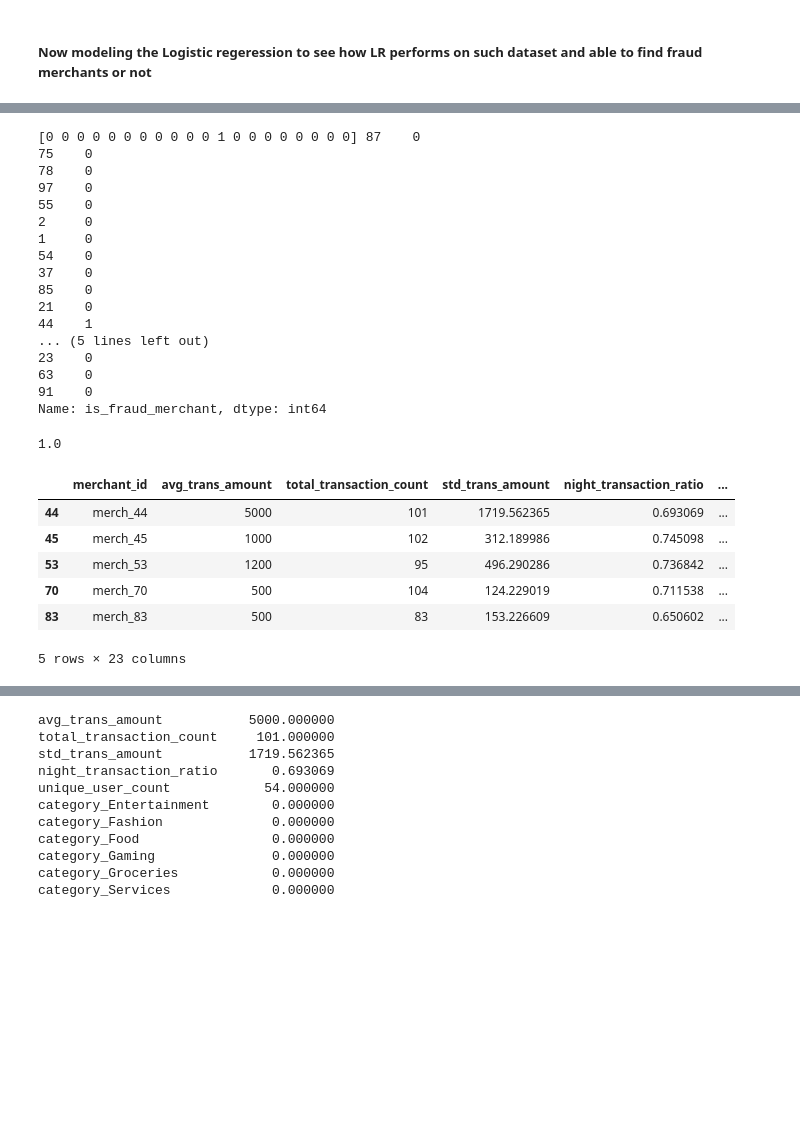
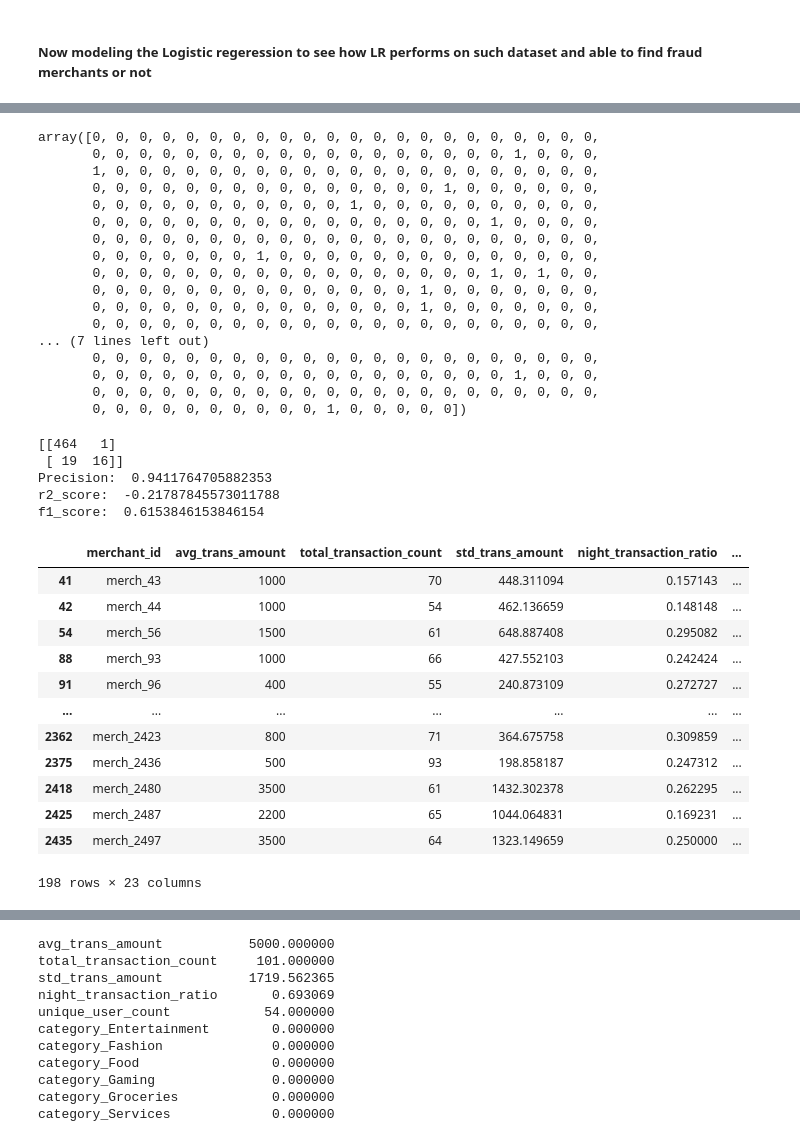
Before and after one commit to 1akashraj1/fintech-merchant-risk-gnn, a Jupyter notebook: notebooks/01_eda.ipynb, the cells around one changed output, grey strips where cells are left out. Drawn from its saved outputs; the diff is of its cells as text; code cells hidden in the pictures; blank space fills up the shorter version.

```diff
--- a/notebooks/01_eda.ipynb
+++ b/notebooks/01_eda.ipynb
@@ -195,7 +238,8 @@ merchant_features_df
 #converting Timestamp datatype from object to datetime
 
 temp_df = trans_df.copy()
-temp_df['timestamp'] = pd.to_datetime(temp_df['timestamp'],errors='coerce')
+temp_df['timestamp'] = pd.to_datetime(temp_df['timestamp'],errors='raise',format='mixed')
+
 temp_df['timestamp'].isnull().sum()
 # %% [output]
 np.int64(0)
@@ -266,5 +310,6 @@ merchant_features_df
 
 unique_user_df = temp_df.groupby('merchant_id')['user_id'].nunique().reset_index(name='unique_user_count')
 merchant_features_df = merchant_features_df.merge(unique_user_df,how='left',on='merchant_id')
+merchant_features_df['unique_user_count'] = (merchant_features_df['unique_user_count'].fillna(0))
 merchant_features_df
 # %% [output]
@@ -284,8 +329,6 @@ merchant_features_df
 # %%
-# droping night transaction count and moving is_fraud_merchant column(target column) at end
+# droping night transaction count because it is not required in the model as we are using the night_transaction_ratio
 
 merchant_features_df.drop('night_transaction_count',axis=1,inplace=True,errors='ignore')
-target_column = merchant_features_df.pop('is_fraud_merchant')
-merchant_features_df = pd.concat([merchant_features_df,target_column],axis = 1)
 merchant_features_df
 # %% [output]
@@ -338,5 +381,5 @@ merchant_features_df
 # %%
-target_column = merchant_features_df.pop('is_fraud_merchant')
+target_column = merchant_features_df.pop('is_fraud')
 merchant_features_df = pd.concat([merchant_features_df,target_column],axis = 1)
 merchant_features_df
 # %% [output]
@@ -407,25 +501,25 @@ LogisticRegression()
 # %%
 predicted_value = lr.predict(X_test)
 # %%
-print(predicted_value, y_test)
+predicted_value
 # %% [output]
-[0 0 0 0 0 0 0 0 0 0 0 1 0 0 0 0 0 0 0 0] 87    0
-75    0
-78    0
-97    0
-55    0
-2     0
-1     0
-54    0
-37    0
-85    0
-21    0
-44    1
-... (5 lines left out)
-23    0
-63    0
-91    0
-Name: is_fraud_merchant, dtype: int64
+array([0, 0, 0, 0, 0, 0, 0, 0, 0, 0, 0, 0, 0, 0, 0, 0, 0, 0, 0, 0, 0, 0,
+       0, 0, 0, 0, 0, 0, 0, 0, 0, 0, 0, 0, 0, 0, 0, 0, 0, 0, 1, 0, 0, 0,
+       1, 0, 0, 0, 0, 0, 0, 0, 0, 0, 0, 0, 0, 0, 0, 0, 0, 0, 0, 0, 0, 0,
+       0, 0, 0, 0, 0, 0, 0, 0, 0, 0, 0, 0, 0, 0, 0, 1, 0, 0, 0, 0, 0, 0,
+       0, 0, 0, 0, 0, 0, 0, 0, 0, 0, 0, 1, 0, 0, 0, 0, 0, 0, 0, 0, 0, 0,
+       0, 0, 0, 0, 0, 0, 0, 0, 0, 0, 0, 0, 0, 0, 0, 0, 0, 1, 0, 0, 0, 0,
+       0, 0, 0, 0, 0, 0, 0, 0, 0, 0, 0, 0, 0, 0, 0, 0, 0, 0, 0, 0, 0, 0,
+       0, 0, 0, 0, 0, 0, 0, 1, 0, 0, 0, 0, 0, 0, 0, 0, 0, 0, 0, 0, 0, 0,
+       0, 0, 0, 0, 0, 0, 0, 0, 0, 0, 0, 0, 0, 0, 0, 0, 0, 1, 0, 1, 0, 0,
+       0, 0, 0, 0, 0, 0, 0, 0, 0, 0, 0, 0, 0, 0, 1, 0, 0, 0, 0, 0, 0, 0,
+       0, 0, 0, 0, 0, 0, 0, 0, 0, 0, 0, 0, 0, 0, 1, 0, 0, 0, 0, 0, 0, 0,
+       0, 0, 0, 0, 0, 0, 0, 0, 0, 0, 0, 0, 0, 0, 0, 0, 0, 0, 0, 0, 0, 0,
+... (7 lines left out)
+       0, 0, 0, 0, 0, 0, 0, 0, 0, 0, 0, 0, 0, 0, 0, 0, 0, 0, 0, 0, 0, 0,
+       0, 0, 0, 0, 0, 0, 0, 0, 0, 0, 0, 0, 0, 0, 0, 0, 0, 0, 1, 0, 0, 0,
+       0, 0, 0, 0, 0, 0, 0, 0, 0, 0, 0, 0, 0, 0, 0, 0, 0, 0, 0, 0, 0, 0,
+       0, 0, 0, 0, 0, 0, 0, 0, 0, 0, 1, 0, 0, 0, 0, 0])
 # %%
 # Metrics
 
@@ -435,16 +529,29 @@ C_matrix = confusion_matrix(y_test,predicted_value)
 recall = recall_score(y_test,predicted_value)
 precision = precision_score(y_test,predicted_value)
 # %%
-precision
+print(C_matrix)
+print('Precision: ',precision)
+print('r2_score: ',R2_score)
+print('f1_score: ',F1_score)
 # %% [output]
-1.0
+[[464   1]
+ [ 19  16]]
+Precision:  0.9411764705882353
+r2_score:  -0.21787845573011788
+f1_score:  0.6153846153846154
 # %%
-merchant_features_df[merchant_features_df['is_fraud_merchant'] == 1]
+merchant_features_df[merchant_features_df['is_fraud'] == 1]
 # %% [output]
 |  | merchant_id | avg_trans_amount | total_transaction_count | std_trans_amount | night_transaction_ratio | ... |
-| 44 | merch_44 | 5000 | 101 | 1719.562365 | 0.693069 | ... |
-| 45 | merch_45 | 1000 | 102 | 312.189986 | 0.745098 | ... |
-| 53 | merch_53 | 1200 | 95 | 496.290286 | 0.736842 | ... |
-| 70 | merch_70 | 500 | 104 | 124.229019 | 0.711538 | ... |
-| 83 | merch_83 | 500 | 83 | 153.226609 | 0.650602 | ... |
+| 41 | merch_43 | 1000 | 70 | 448.311094 | 0.157143 | ... |
+| 42 | merch_44 | 1000 | 54 | 462.136659 | 0.148148 | ... |
+| 54 | merch_56 | 1500 | 61 | 648.887408 | 0.295082 | ... |
+| 88 | merch_93 | 1000 | 66 | 427.552103 | 0.242424 | ... |
+| 91 | merch_96 | 400 | 55 | 240.873109 | 0.272727 | ... |
+| ... | ... | ... | ... | ... | ... | ... |
+| 2362 | merch_2423 | 800 | 71 | 364.675758 | 0.309859 | ... |
+| 2375 | merch_2436 | 500 | 93 | 198.858187 | 0.247312 | ... |
+| 2418 | merch_2480 | 3500 | 61 | 1432.302378 | 0.262295 | ... |
+| 2425 | merch_2487 | 2200 | 65 | 1044.064831 | 0.169231 | ... |
+| 2435 | merch_2497 | 3500 | 64 | 1323.149659 | 0.250000 | ... |
-5 rows × 23 columns
+198 rows × 23 columns
```
Also changed, not shown: parts of 34 cells of this notebook, 5 other files.
